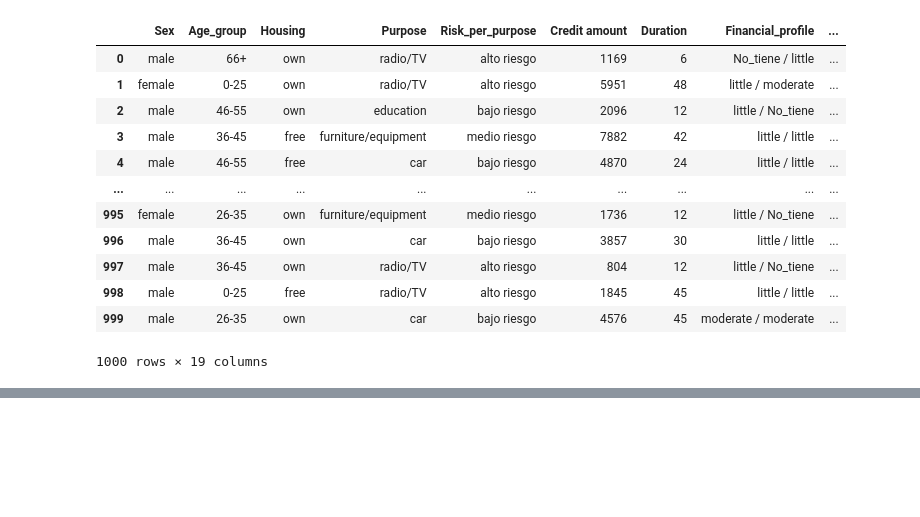
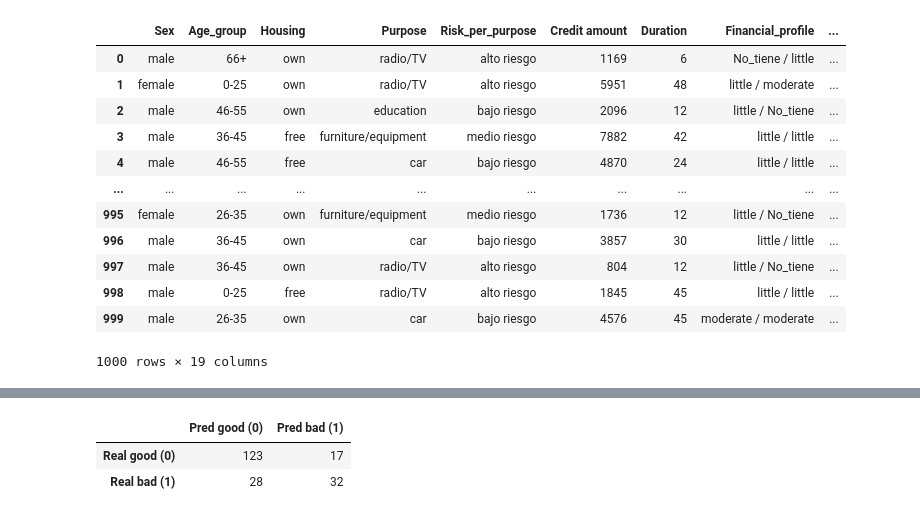
Before and after one commit to EstebanGT97/credit_risk, a Jupyter notebook: bank_credit_risk.ipynb, the cells around one changed output, grey strips where cells are left out. Saved outputs shown, nothing was run; the diff lists cells and outputs as text; code cells hidden in the pictures; blank space fills up the shorter version.

```diff
--- a/bank_credit_risk.ipynb
+++ b/bank_credit_risk.ipynb
@@ -514,0 +618,75 @@ Name: count, dtype: int64
+# %%
+# 4) Metricas de clasificacion
+
+def confusion_counts(y_true, y_score, threshold=0.5):
+    y_pred = (y_score >= threshold).astype(int)
+    tp = int(np.sum((y_pred == 1) & (y_true == 1)))
+    fp = int(np.sum((y_pred == 1) & (y_true == 0)))
+    tn = int(np.sum((y_pred == 0) & (y_true == 0)))
+    fn = int(np.sum((y_pred == 0) & (y_true == 1)))
+    return tp, fp, tn, fn
+
+def roc_pr_ks(y_true, y_score):
+    order = np.argsort(-y_score)
+    ys = y_true[order]
+    ss = y_score[order]
+
+    P = max(int(np.sum(y_true == 1)), 1)
+    N = max(int(np.sum(y_true == 0)), 1)
+
+    tp = 0
+    fp = 0
+    tpr = [0.0]
+    fpr = [0.0]
+    precision = [1.0]
+    recall = [0.0]
+
+    prev = np.inf
+    for yi, si in zip(ys, ss):
+        if si != prev:
+            tpr.append(tp / P)
+            fpr.append(fp / N)
+            precision.append(tp / (tp + fp) if (tp + fp) > 0 else 1.0)
+            recall.append(tp / P)
+            prev = si
+
+        if yi == 1:
+            tp += 1
+        else:
+            fp += 1
+
+    tpr.append(1.0)
+    fpr.append(1.0)
+    precision.append(tp / (tp + fp) if (tp + fp) > 0 else 1.0)
+    recall.append(1.0)
+
+    roc_auc = float(np.trapezoid(tpr, fpr))
+    rec = np.array(recall)
+    pre = np.array(precision)
+    ord_rec = np.argsort(rec)
+    pr_auc = float(np.trapezoid(pre[ord_rec], rec[ord_rec]))
+    ks = float(np.max(np.array(tpr) - np.array(fpr)))
+
+    return roc_auc, pr_auc, ks
+
+def evaluate_split(y_true, y_score, split_name, threshold=0.5):
+    roc_auc, pr_auc, ks = roc_pr_ks(y_true, y_score)
+    tp, fp, tn, fn = confusion_counts(y_true, y_score, threshold=threshold)
+    recall_bad = tp / (tp + fn) if (tp + fn) > 0 else np.nan
+
+    print(f"[{split_name}] ROC-AUC: {roc_auc:.4f} | PR-AUC: {pr_auc:.4f} | KS: {ks:.4f} | Recall bad @{threshold:.2f}: {recall_bad:.4f}")
+
+    cm = pd.DataFrame(
+        [[tn, fp], [fn, tp]],
+        index=["Real good (0)", "Real bad (1)"],
+        columns=["Pred good (0)", "Pred bad (1)"]
+    )
+    return cm
+
+cm_valid = evaluate_split(y_valid, pd_valid, split_name="VALID", threshold=0.50)
+cm_test_baseline = evaluate_split(y_test, pd_test, split_name="TEST_BASELINE", threshold=0.50)
+
+print("")
+print("Matriz de confusion VALID")
+cm_valid
+# %% [output]
@@ -514,0 +697,3 @@ Name: count, dtype: int64
+|  | Pred good (0) | Pred bad (1) |
+| Real good (0) | 123 | 17 |
+| Real bad (1) | 28 | 32 |
```
Also changed, not shown: parts of 15 cells of this notebook, 6 other files.
